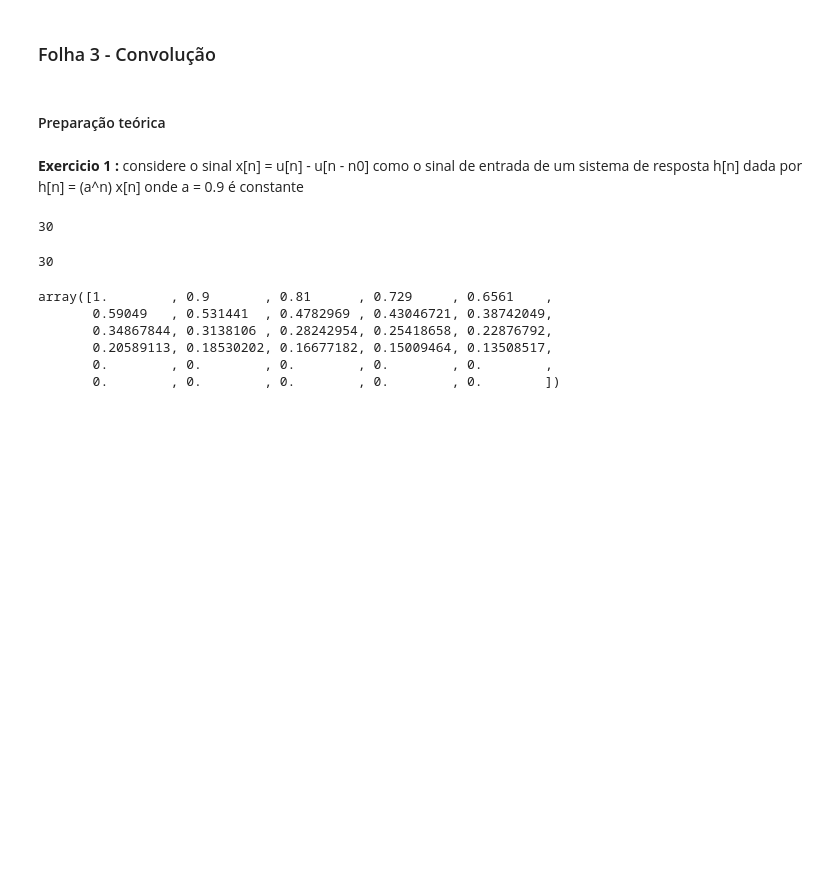
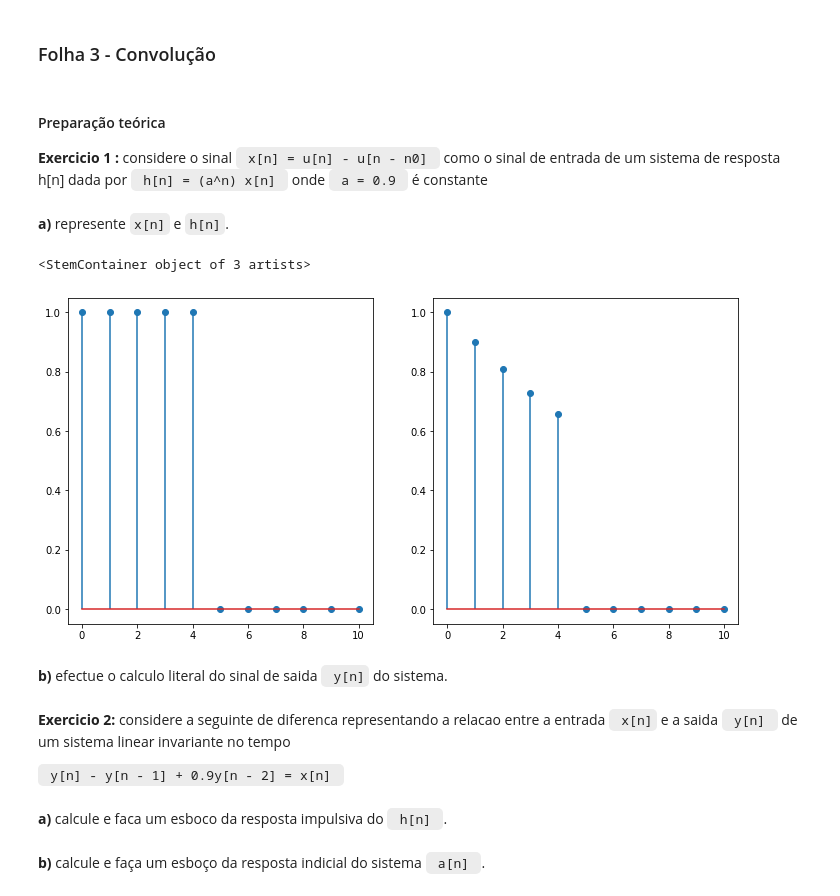
Before and after one commit to bosshentai/Processing-signal, a Jupyter notebook: python/Sistemasesinais.ipynb, the cells around one changed output. Cells and saved outputs as stored; diff of their text form; code cells hidden in the pictures; blank space fills up the shorter version.

```diff
--- a/python/Sistemasesinais.ipynb
+++ b/python/Sistemasesinais.ipynb
@@ -387,28 +456,7 @@ st_1_ener
 # %% [markdown]
 <h3> Folha 3 - Convolução </h3>
-# %% [markdown]
-<h4> Preparação teórica </h4>
 # %% [markdown]
-<p> <strong> Exercicio 1 : </strong> considere o sinal x[n] = u[n] - u[n - n0] como o sinal de entrada de um sistema de resposta h[n] dada por
-h[n] = (a^n) x[n]
-onde a = 0.9 é constante </p>
+<h4> Preparação teórica </h4>
+<p> <strong> Exercicio 1 : </strong> considere o sinal <code> x[n] = u[n] - u[n - n0] </code> como o sinal de entrada de um sistema de resposta h[n] dada por
+<code> h[n] = (a^n) x[n] </code>
+onde <code> a = 0.9 </code> é constante </p>
-# %%
-len(xn)
-# %% [output]
-30
-# %%
-len(n)
-# %% [output]
-30
-# %%
-#xn
-a = 0.9
-hn = (a**n) * xn
-hn
-# %% [output]
-array([1.        , 0.9       , 0.81      , 0.729     , 0.6561    ,
-       0.59049   , 0.531441  , 0.4782969 , 0.43046721, 0.38742049,
-       0.34867844, 0.3138106 , 0.28242954, 0.25418658, 0.22876792,
-       0.20589113, 0.18530202, 0.16677182, 0.15009464, 0.13508517,
-       0.        , 0.        , 0.        , 0.        , 0.        ,
-       0.        , 0.        , 0.        , 0.        , 0.        ])
@@ -418,0 +463,31 @@ array([1.        , 0.9       , 0.81      , 0.729     , 0.6561    ,
+# %% [markdown]
+<p><strong>a)</strong> represente <code>x[n]</code> e <code>h[n]</code>.</p>
+# %%
+conv_n1 =  0  # tempo inicial
+conv_n2 = 10 # tempo final
+conv_n0 = 5
+
+a = 0.9
+
+conv_xn_teste = degrau_unidade(conv_n1,conv_n2,conv_n0)
+conv_eixo_tempo = np.linspace(conv_n1,conv_n2,conv_xn_teste.size)
+
+a_n = pow(a,conv_eixo_tempo)
+
+conv_hn = a_n * conv_xn_teste
+# %%
+plt.figure(figsize=(12,6))
+
+#ax1 = plt.subplot(2,2,1)
+ax1 = plt.subplot(1,2,1)
+ #ax2 = plt.subplot(2,1,2)
+
+ax1.stem(conv_eixo_tempo,conv_xn_teste)
+
+ax2 = plt.subplot(1,2,2)
+ax2.stem(conv_eixo_tempo,conv_hn)
+# %% [output]
+<StemContainer object of 3 artists>
+[figure, added]
+# %% [markdown]
+<p><strong> b) </strong> efectue o calculo literal do sinal de saida <code> y[n]</code> do sistema.
@@ -418,0 +496,7 @@ array([1.        , 0.9       , 0.81      , 0.729     , 0.6561    ,
+# %% [markdown]
+<p> <strong> Exercicio 2: </strong> considere a seguinte de diferenca representando a relacao entre a entrada <code> x[n]</code> e a saida <code> y[n] </code> de um sistema linear invariante no tempo </p>
+<p> <code> y[n] - y[n - 1] + 0.9y[n - 2] = x[n] </code> </p>
+# %% [markdown]
+<p><strong>a) </strong> calcule e faca um esboco da resposta impulsiva do <code> h[n] </code>.</p>
+# %% [markdown]
+<p><strong>b)</strong> calcule e faça um esboço  da resposta indicial do sistema <code> a[n] </code>.</p>
```
Also changed, not shown: parts of 12 cells of this notebook.
